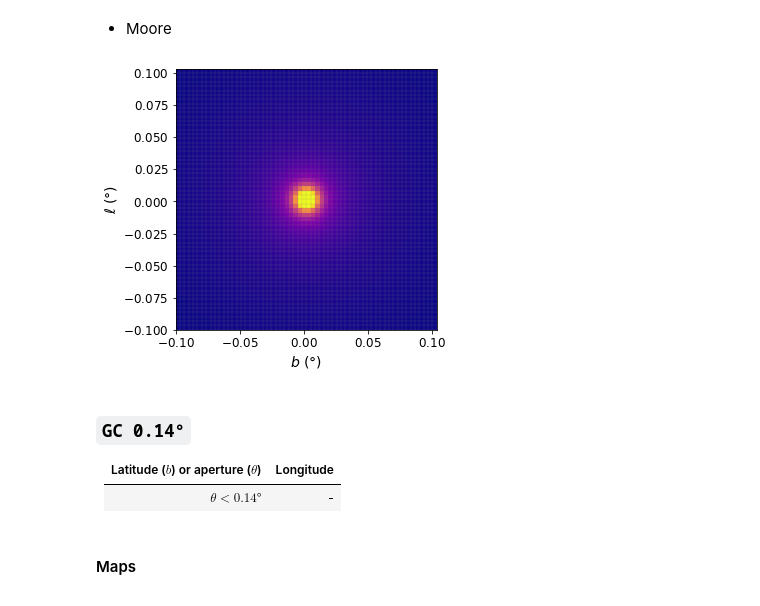
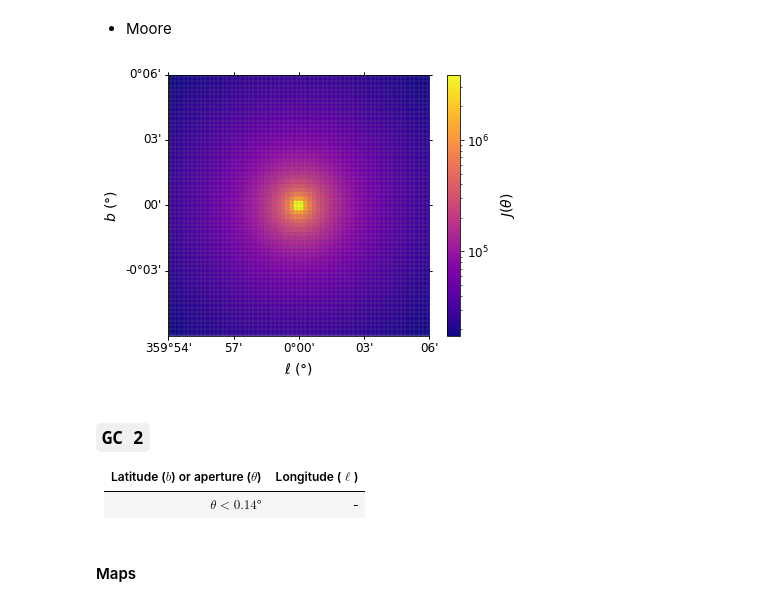
Before and after one commit to mpotto/astroph, a Jupyter notebook: assignments/j-factors-maps.ipynb, the cells around one changed output. Saved outputs shown, nothing was run; the diff lists cells and outputs as text; code cells hidden in the pictures.

````diff
--- a/assignments/j-factors-maps.ipynb
+++ b/assignments/j-factors-maps.ipynb
@@ -82,3 +104,5 @@ profile_plot(nfw_map1, b1, l1, cmap=plt.cm.plasma, vmax=nfw_map1.max()/4)
+# %%
+generate_fits(nfw_map1, wcs1, 'maps/nfw_gc1.fits')
 # %% [markdown]
 * Einasto
 # %%
@@ -88,3 +112,5 @@ profile_plot(einasto_map1, b1, l1, cmap=plt.cm.plasma)
+# %%
+generate_fits(einasto_map1, wcs1, 'maps/einasto_gc1.fits')
 # %% [markdown]
 * Isothermal
 # %%
@@ -94,3 +120,5 @@ profile_plot(isothermal_map1, b1, l1, cmap=plt.cm.plasma)
+# %%
+generate_fits(isothermal_map1, wcs1, 'maps/isothermal_gc1.fits')
 # %% [markdown]
 * Burkert
 # %%
@@ -100,6 +128,8 @@ profile_plot(burkert_map1, b1, l1, cmap=plt.cm.plasma)
+# %%
+generate_fits(burkert_map1, wcs1, 'maps/burkert_gc1.fits')
 # %% [markdown]
 * Moore
 # %%
-profile_plot(moore_map1, b1, l1, cmap=plt.cm.plasma, vmax=moore_map1.max()/4)
+profile_plot(moore_map1, l1, b1, wcs1, cmap=plt.cm.plasma, norm=colors.LogNorm(vmin=moore_map1.min(), vmax=moore_map1.max()))
 # %% [output]
-[figure, old version]
+[figure, new version]
@@ -106,7 +138,7 @@ profile_plot(moore_map1, b1, l1, cmap=plt.cm.plasma, vmax=moore_map1.max()/4)
 # %% [markdown]
-### ```GC 0.14°```
+### ```GC 2```
 
-| Latitude ($b$) or aperture ($\theta$) | Longitude |
+| Latitude ($b$) or aperture ($\theta$) | Longitude ($\ell$)|
 |:----: |:---:|
 | $\theta < 0.14°$| - |
 # %%
````
Also changed, not shown: parts of 43 cells of this notebook, 3 other files.
